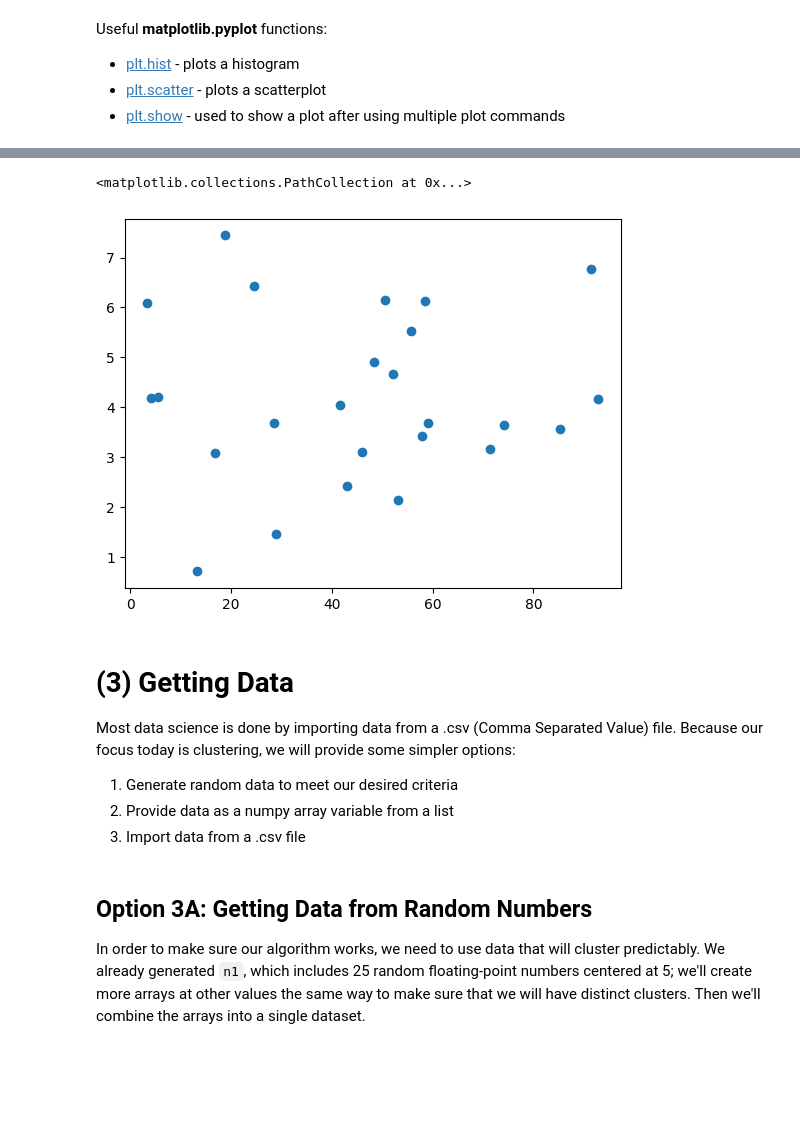
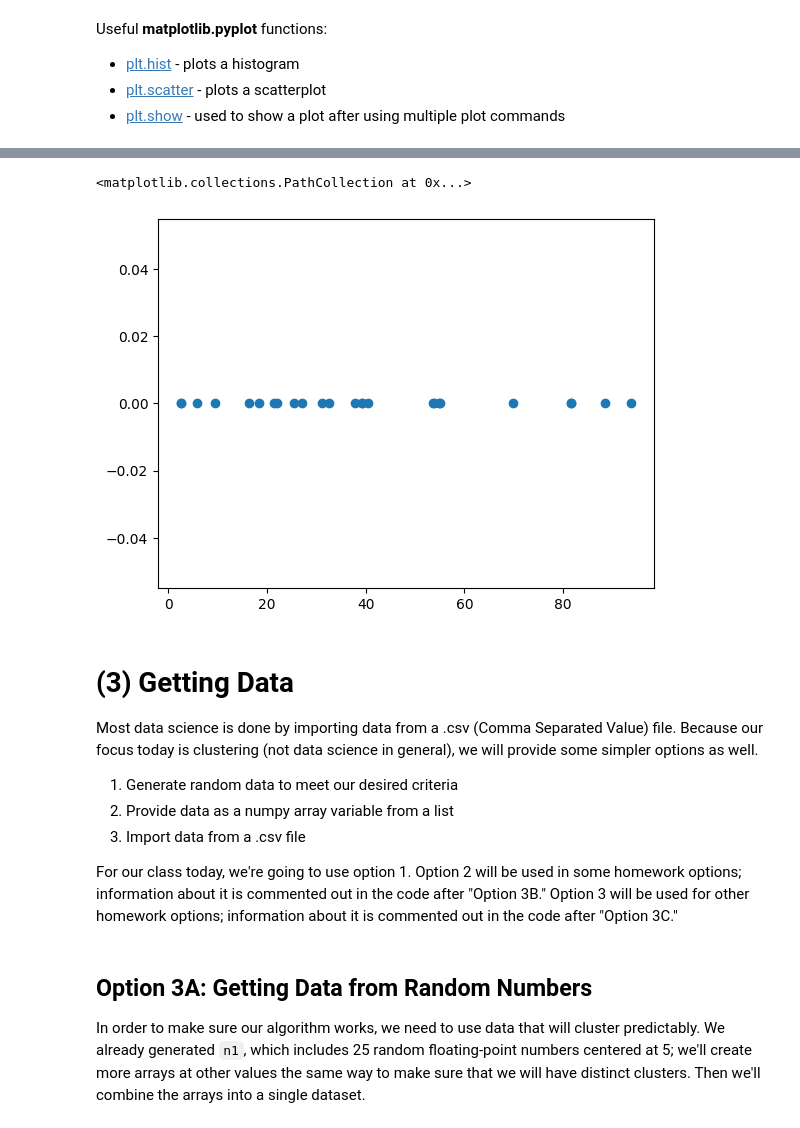
Before and after one commit to mathiskey/csci70700-spring-2023-dmoste, a Jupyter notebook: clustering/Clustering_with_numpy_matplotlib(TeacherVersion).ipynb, the cells around one changed output, grey strips where cells are left out. Cells and saved outputs as stored; diff of their text form; code cells hidden in the pictures; blank space fills up the shorter version.

Commit message:
added clustering

```diff
--- a/clustering/Clustering_with_numpy_matplotlib(TeacherVersion).ipynb
+++ b/clustering/Clustering_with_numpy_matplotlib(TeacherVersion).ipynb
@@ -88,27 +88,30 @@ plt.hist(n1)
 # %%
 # Create a scatter plot
 # First: using two of our previous data sets
 # Then: since our data is 1D, make ydata an array of zeros
 # np.zeros(n) makes a numpy array of length n containing
 # the float value 0.
 
 #V1:
 xdata = u1 # our uniform data
 # ydata = n1 # our normal data
 # plt.scatter(xdata, ydata)
 
 #V2:
 # make an array of zeros same length as xdata.
 ydata = np.zeros(len(xdata)) # Notice the spelling - no zeroes!
+plt.scatter(xdata, ydata)
 # %% [output]
 <matplotlib.collections.PathCollection at 0x...>
-[figure, old version]
+[figure, new version]
 # %% [markdown]
 # (3) Getting Data
-Most data science is done by importing data from a .csv (Comma Separated Value) file. Because our focus today is clustering, we will provide some simpler options:
+Most data science is done by importing data from a .csv (Comma Separated Value) file. Because our focus today is clustering (not data science in general), we will provide some simpler options as well.
 1. Generate random data to meet our desired criteria
 2. Provide data as a numpy array variable from a list
 3. Import data from a .csv file
+
+For our class today, we're going to use option 1. Option 2 will be used in some homework options; information about it is commented out in the code after "Option 3B." Option 3 will be used for other homework options; information about it is commented out in the code after "Option 3C."
 # %% [markdown]
 ## Option 3A: Getting Data from Random Numbers
 
```
Also changed, not shown: parts of 31 cells of this notebook, 4 other files.
